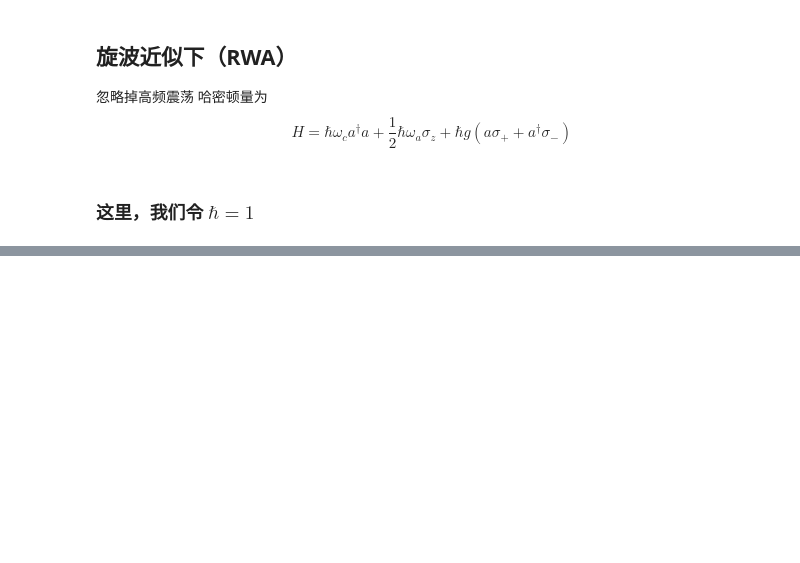
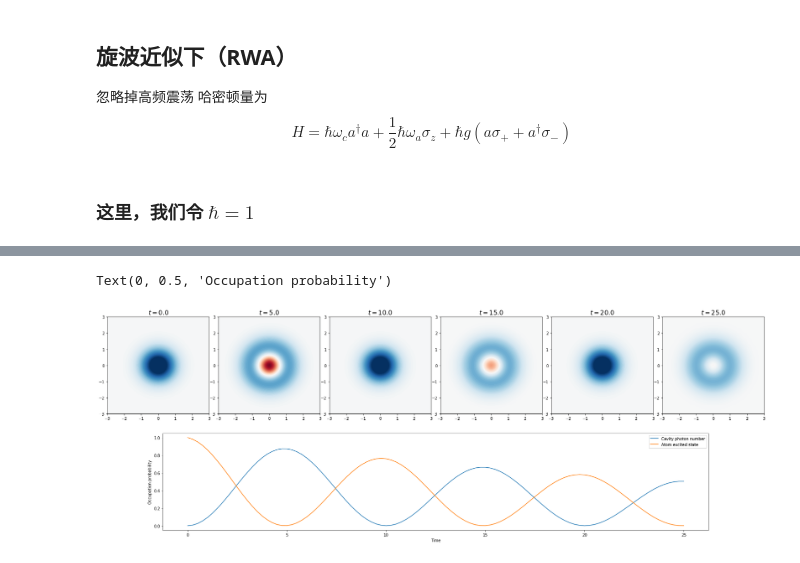
Before and after one commit to mantianxing-tiga/git-demo, a Jupyter notebook: qutip_learn/JC_model.ipynb, the cells around one changed output, grey strips where cells are left out. Drawn from its saved outputs; the diff is of its cells as text; code cells hidden in the pictures; blank space fills up the shorter version.

```diff
--- a/qutip_learn/JC_model.ipynb
+++ b/qutip_learn/JC_model.ipynb
@@ -35,0 +142,25 @@ tlist = np.linspace(0, 25, 101)
+# %%
+t_idx = np.where([tlist == t for t in [0,5,10,15,20,25]])[1]
+rholist = [output.states[i] for i in t_idx]
+
+fig_grid = (2, len(rholist) * 2)
+fig = plt.figure(figsize=(5 * len(rholist), 10))
+
+for idx, rho in enumerate(rholist):
+    rho_c = ptrace(rho, 0)
+
+    W = wigner(rho_c, xvec, xvec)
+
+    ax = plt.subplot2grid(fig_grid, (0, 2*idx), colspan=2)
+    ax.contourf(xvec, xvec, W, 100, norm=matplotlib.colors.Normalize(-.25,.25), cmap=plt.get_cmap('RdBu'))
+    ax.set_title('$t = %.1f$' % tlist[t_idx][idx], fontsize=16)
+
+ax = plt.subplot2grid(fig_grid, (1,1), colspan=(fig_grid[1]-2))
+ax.plot(tlist, n_c, label='Cavity photon number')
+ax.plot(tlist, n_a, label='Atom excited state')
+ax.legend()
+ax.set_xlabel('Time')
+ax.set_ylabel('Occupation probability')
+# %% [output]
+Text(0, 0.5, 'Occupation probability')
+[figure, added]
```
Also changed, not shown: parts of 16 cells of this notebook.
